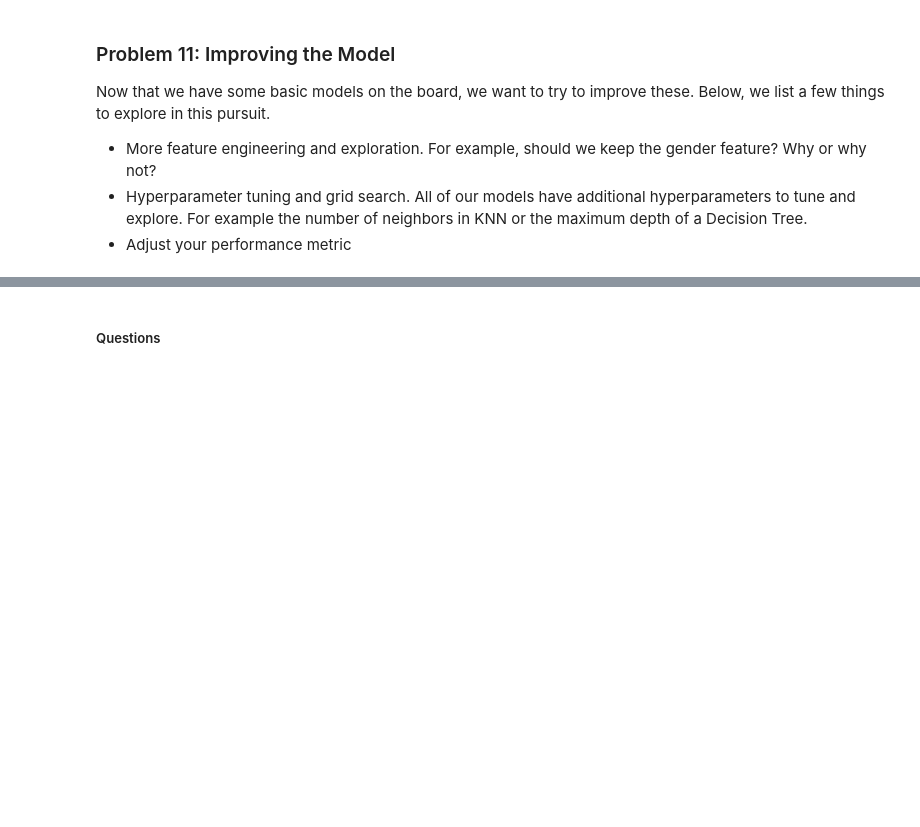
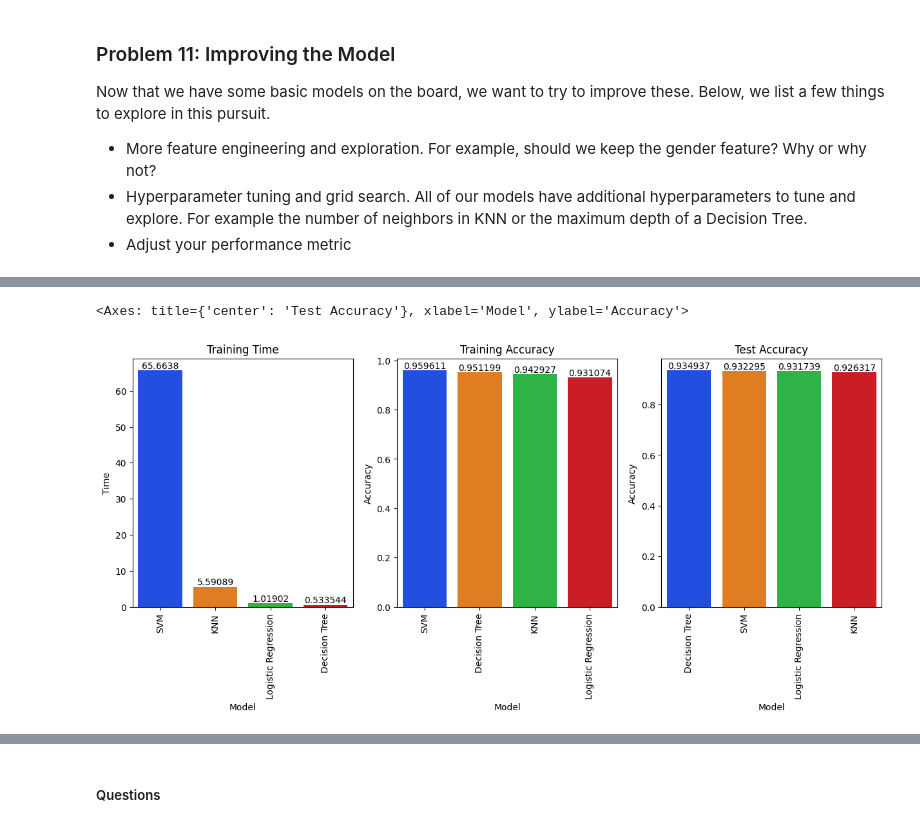
Before and after one commit to purnachand1186/bankMarketing_ML, a Jupyter notebook: prompt_III.ipynb, the cells around one changed output, grey strips where cells are left out. Cells and saved outputs as stored; diff of their text form; code cells hidden in the pictures; blank space fills up the shorter version.

```diff
--- a/prompt_III.ipynb
+++ b/prompt_III.ipynb
@@ -659,3 +755,10 @@ Now, we aim to compare the performance of the Logistic Regression model to our K
 | Model | Train Time | Train Accuracy | Test Accuracy |
 | ----- | ---------- | -------------  | -----------   |
 |     |    |.     |.     |
+# %%
+base_models = {
+    'Logistic Regression': LogisticRegression(),
+    'Decision Tree': DecisionTreeClassifier(),
+    'KNN': KNeighborsClassifier(),
+    'SVM': SVC()
+}
@@ -669,0 +815,7 @@ Now that we have some basic models on the board, we want to try to improve these
+# %%
+# Define the scoring metrics
+scoring = {
+    'precision': make_scorer(precision_score),
+    'recall': make_scorer(recall_score),
+    'f1': make_scorer(f1_score)
+}
@@ -669,0 +847,6 @@ Now that we have some basic models on the board, we want to try to improve these
+# %%
+# Set display options to show all rows and columns
+pd.set_option('display.max_rows', None)
+pd.set_option('display.max_columns', None)
+results_adv = pd.DataFrame(results_advanced)
+results_adv
@@ -669,0 +859,28 @@ Now that we have some basic models on the board, we want to try to improve these
+# %%
+#draw diagrams using the data from above
+fig, ax = plt.subplots(1, 3, figsize=(15, 5))
+fig = sns.barplot(x='Model', y='Train Time', data=results_adv.sort_values(by='Train Time', ascending=False), palette='bright', ax=ax[0])
+fig.set_title('Training Time')
+fig.set_xlabel('Model')
+fig.set_ylabel('Time')
+fig.set_xticklabels(fig.get_xticklabels(), rotation=90)
+for container in fig.containers:
+    fig.bar_label(container)
+fig = sns.barplot(x='Model', y='Train Accuracy', data=results_adv.sort_values(by='Train Accuracy', ascending=False), palette='bright', ax=ax[1])
+fig.set_title('Training Accuracy')
+fig.set_xlabel('Model')
+fig.set_ylabel('Accuracy')
+fig.set_xticklabels(fig.get_xticklabels(), rotation=90)
+for container in fig.containers:
+    fig.bar_label(container)
+fig = sns.barplot(x='Model', y='Test Accuracy', data=results_adv.sort_values(by='Test Accuracy', ascending=False), palette='bright', ax=ax[2])
+fig.set_title('Test Accuracy')
+fig.set_xlabel('Model')
+fig.set_ylabel('Accuracy')
+fig.set_xticklabels(fig.get_xticklabels(), rotation=90)
+for container in fig.containers:
+    fig.bar_label(container)
+fig
+# %% [output]
+<Axes: title={'center': 'Test Accuracy'}, xlabel='Model', ylabel='Accuracy'>
+[figure, added]
```
Also changed, not shown: parts of 17 cells of this notebook.
